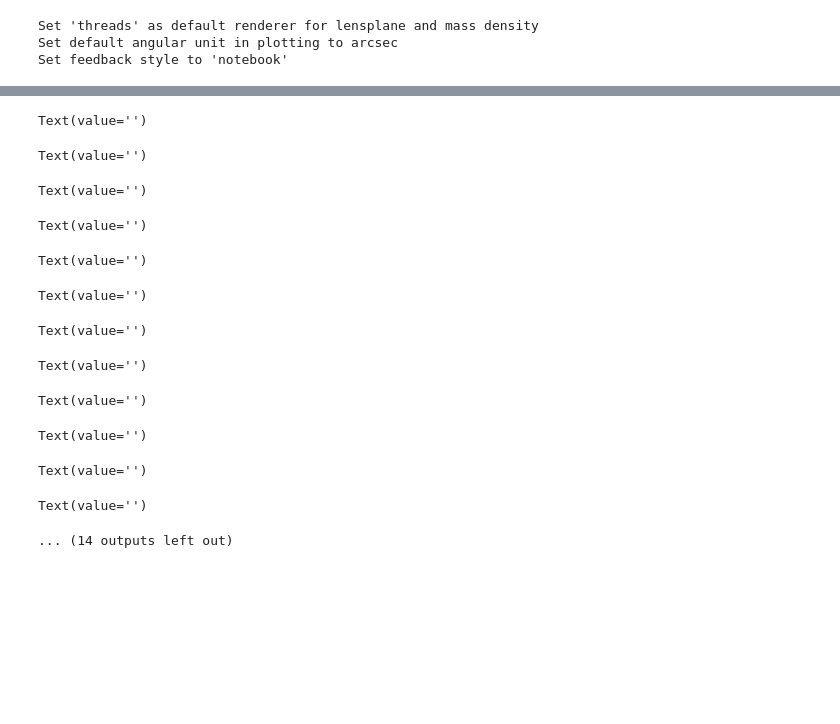
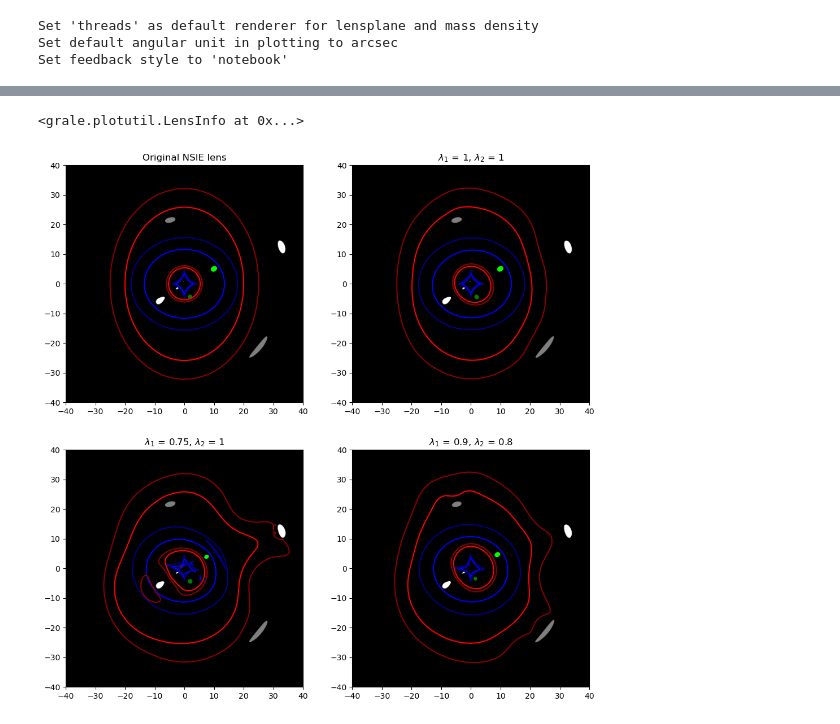
Before and after one commit to j0r1/GRALE2, a Jupyter notebook: pygrale/doc/source/_static/potentialextrap_multisheet.ipynb, the cells around one changed output, grey strips where cells are left out. Cells and saved outputs as stored; diff of their text form; code cells hidden in the pictures; blank space fills up the shorter version.

```diff
--- a/pygrale/doc/source/_static/potentialextrap_multisheet.ipynb
+++ b/pygrale/doc/source/_static/potentialextrap_multisheet.ipynb
@@ -199,35 +239,36 @@ plotutil.plotDensityContours(liNew3, densityUnit=critDens1, levels=[1], linewidt
 # %%
+# Image planes of each situation, where the rescaled sources are used together
+# with their corresponding lens models. The generated images in each case will
+# not be the same exactly, but up to a very good approximation.
 plt.figure(figsize=(12,12))
 plt.subplot(2,2,1)
+plt.title("Original NSIE lens")
 plotutil.plotImagePlane(li, sources=[{"shape": src1, "z": zs1},
-                                       {"shape": src2, "z": zs2}],
-                        critColor=["red", "darkred"], caustColor=["blue", "darkblue"])
+                                     {"shape": src2, "z": zs2}],
+                        critColor=["red", "darkred"], caustColor=["blue", "darkblue"],
+                        imageRgb=[(1,1,1),(0.5,0.5,0.5)],
+                        sourceRgb=[(0,1,0),(0,0.5,0)])
 plt.subplot(2,2,2)
-plt.title("$\lambda_1$ = {}, $\lambda_2$ = {}".format(*lambdas[1]))
+plt.title("$\lambda_1$ = {}, $\lambda_2$ = {}".format(*lambdas[0]))
 plotutil.plotImagePlane(liNew, sources=[{"shape": src1New, "z": zs1},
                                         {"shape": src2New, "z": zs2}],
-                        critColor=["red", "darkred"], caustColor=["blue", "darkblue"])
+                        critColor=["red", "darkred"], caustColor=["blue", "darkblue"],
+                        imageRgb=[(1,1,1),(0.5,0.5,0.5)],
+                        sourceRgb=[(0,1,0),(0,0.5,0)])
 plt.subplot(2,2,3)
-plt.title("$\lambda_1$ = {}, $\lambda_2$ = {}".format(*lambdas[2]))
+plt.title("$\lambda_1$ = {}, $\lambda_2$ = {}".format(*lambdas[1]))
 plotutil.plotImagePlane(liNew2, sources=[{"shape": src1New2, "z": zs1},
                                          {"shape": src2New2, "z": zs2}],
-                        critColor=["red", "darkred"], caustColor=["blue", "darkblue"])
+                        critColor=["red", "darkred"], caustColor=["blue", "darkblue"],
+                        imageRgb=[(1,1,1),(0.5,0.5,0.5)],
+                        sourceRgb=[(0,1,0),(0,0.5,0)])
 plt.subplot(2,2,4)
-plt.title("$\lambda_1$ = {}, $\lambda_2$ = {}".format(*lambdas[3]))
+plt.title("$\lambda_1$ = {}, $\lambda_2$ = {}".format(*lambdas[2]))
 plotutil.plotImagePlane(liNew3, sources=[{"shape": src1New3, "z": zs1},
                                          {"shape": src2New3, "z": zs2}],
-                        critColor=["red", "darkred"], caustColor=["blue", "darkblue"])
+                        critColor=["red", "darkred"], caustColor=["blue", "darkblue"],
+                        imageRgb=[(1,1,1),(0.5,0.5,0.5)],
+                        sourceRgb=[(0,1,0),(0,0.5,0)])
 # %% [output]
-Text(value='')
+<grale.plotutil.LensInfo at 0x...>
-Text(value='')
-Text(value='')
-Text(value='')
-Text(value='')
-Text(value='')
-Text(value='')
-Text(value='')
-Text(value='')
-Text(value='')
-Text(value='')
-Text(value='')
-... (14 outputs left out)
+[figure, added]
```
Also changed, not shown: parts of 19 cells of this notebook, 1 other file.
